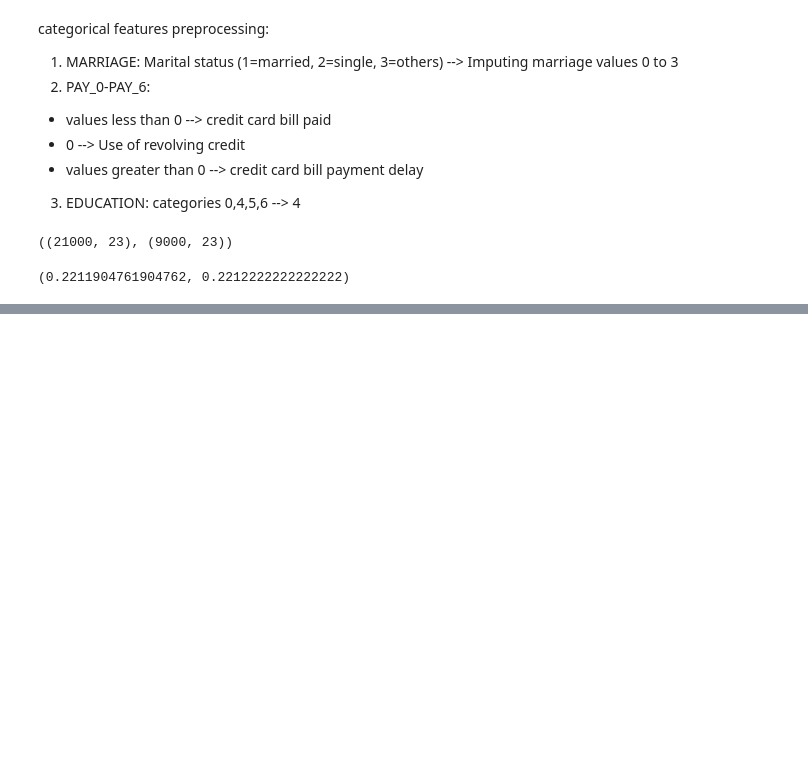
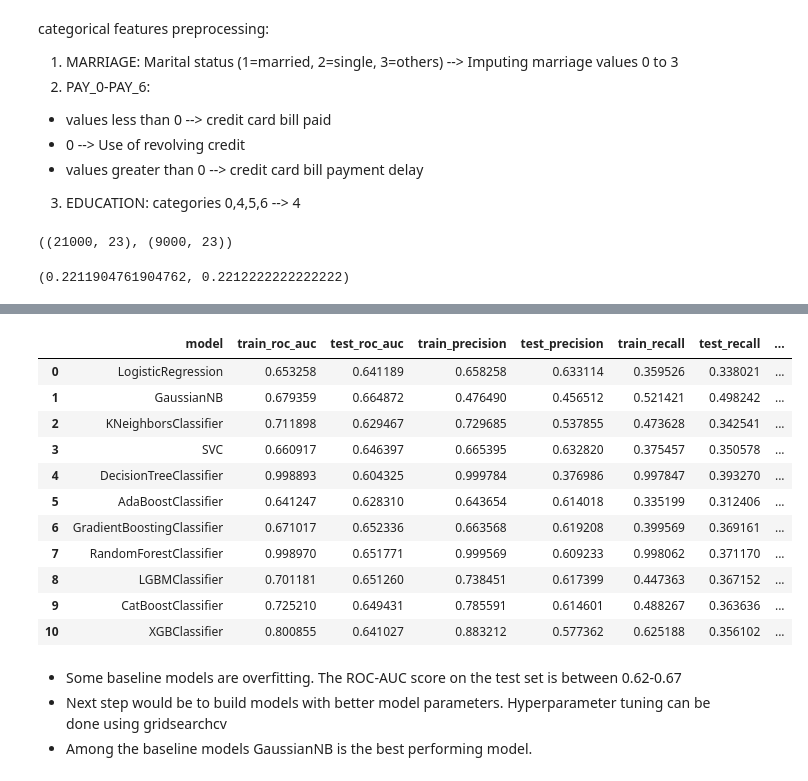
Before and after one commit to shaloy-lewis/credit-card-default-prediction, a Jupyter notebook: experiment/experiments.ipynb, the cells around one changed output, grey strips where cells are left out. Drawn from its saved outputs; the diff is of its cells as text; code cells hidden in the pictures; blank space fills up the shorter version.

Commit message:
baseline models built

```diff
--- a/experiment/experiments.ipynb
+++ b/experiment/experiments.ipynb
@@ -565,0 +559,3 @@ ColumnTransformer(transformers=[('numeric_pipeline',
+# %%
+X_train1=pd.DataFrame(preprocessor.fit_transform(X_train),columns=preprocessor.get_feature_names_out())
+X_test1=pd.DataFrame(preprocessor.transform(X_test),columns=preprocessor.get_feature_names_out())
@@ -565,0 +589,22 @@ ColumnTransformer(transformers=[('numeric_pipeline',
+# %%
+models = {
+    'LogisticRegression': LogisticRegression(),
+    'GaussianNB': GaussianNB(),
+    'KNeighborsClassifier': KNeighborsClassifier(),
+    'SVC': SVC(),
+    'DecisionTreeClassifier': DecisionTreeClassifier(),
+    'AdaBoostClassifier': AdaBoostClassifier(),
+    'GradientBoostingClassifier': GradientBoostingClassifier(),
+    'RandomForestClassifier': RandomForestClassifier(),
+    'LGBMClassifier': lgb.LGBMClassifier(),
+    'CatBoostClassifier': CatBoostClassifier(),
+    'XGBClassifier': XGBClassifier()
+}
+# %%
+def evaluate_model(true, pred):
+    roc_auc = roc_auc_score(true, pred)
+    recall = recall_score(true, pred)
+    precision = precision_score(true, pred)
+    f1 = f1_score(true, pred)
+
+    return roc_auc, recall, precision, f1
@@ -565,0 +690,29 @@ ColumnTransformer(transformers=[('numeric_pipeline',
+# %%
+result_df['model'] = models.keys()
+result_df['train_roc_auc'] = roc_auc_list
+result_df['test_roc_auc'] = roc_auc_list2
+result_df['train_precision'] = precision_list
+result_df['test_precision'] = precision_list2
+result_df['train_recall'] = recall_list
+result_df['test_recall'] = recall_list2
+result_df['train_f1'] = f1_list
+result_df['test_f1'] = f1_list2
+# %%
+result_df
+# %% [output]
+|  | model | train_roc_auc | test_roc_auc | train_precision | test_precision | train_recall | test_recall | ... |
+| 0 | LogisticRegression | 0.653258 | 0.641189 | 0.658258 | 0.633114 | 0.359526 | 0.338021 | ... |
+| 1 | GaussianNB | 0.679359 | 0.664872 | 0.476490 | 0.456512 | 0.521421 | 0.498242 | ... |
+| 2 | KNeighborsClassifier | 0.711898 | 0.629467 | 0.729685 | 0.537855 | 0.473628 | 0.342541 | ... |
+| 3 | SVC | 0.660917 | 0.646397 | 0.665395 | 0.632820 | 0.375457 | 0.350578 | ... |
+| 4 | DecisionTreeClassifier | 0.998893 | 0.604325 | 0.999784 | 0.376986 | 0.997847 | 0.393270 | ... |
+| 5 | AdaBoostClassifier | 0.641247 | 0.628310 | 0.643654 | 0.614018 | 0.335199 | 0.312406 | ... |
+| 6 | GradientBoostingClassifier | 0.671017 | 0.652336 | 0.663568 | 0.619208 | 0.399569 | 0.369161 | ... |
+| 7 | RandomForestClassifier | 0.998970 | 0.651771 | 0.999569 | 0.609233 | 0.998062 | 0.371170 | ... |
+| 8 | LGBMClassifier | 0.701181 | 0.651260 | 0.738451 | 0.617399 | 0.447363 | 0.367152 | ... |
+| 9 | CatBoostClassifier | 0.725210 | 0.649431 | 0.785591 | 0.614601 | 0.488267 | 0.363636 | ... |
+| 10 | XGBClassifier | 0.800855 | 0.641027 | 0.883212 | 0.577362 | 0.625188 | 0.356102 | ... |
+# %% [markdown]
+- Some baseline models are overfitting. The ROC-AUC score on the test set is between 0.62-0.67
+- Next step would be to build models with better model parameters. Hyperparameter tuning can be done using gridsearchcv
+- Among the baseline models GaussianNB is the best performing model.
```
Also changed, not shown: parts of 26 cells of this notebook, 4 other files.
